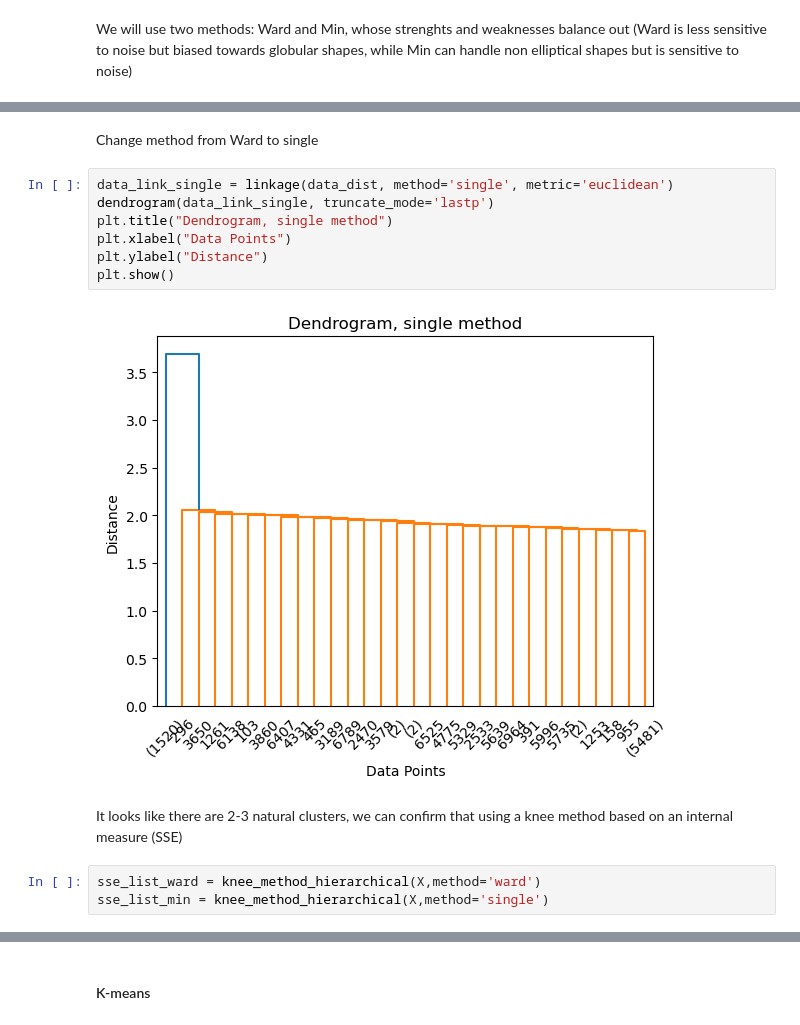
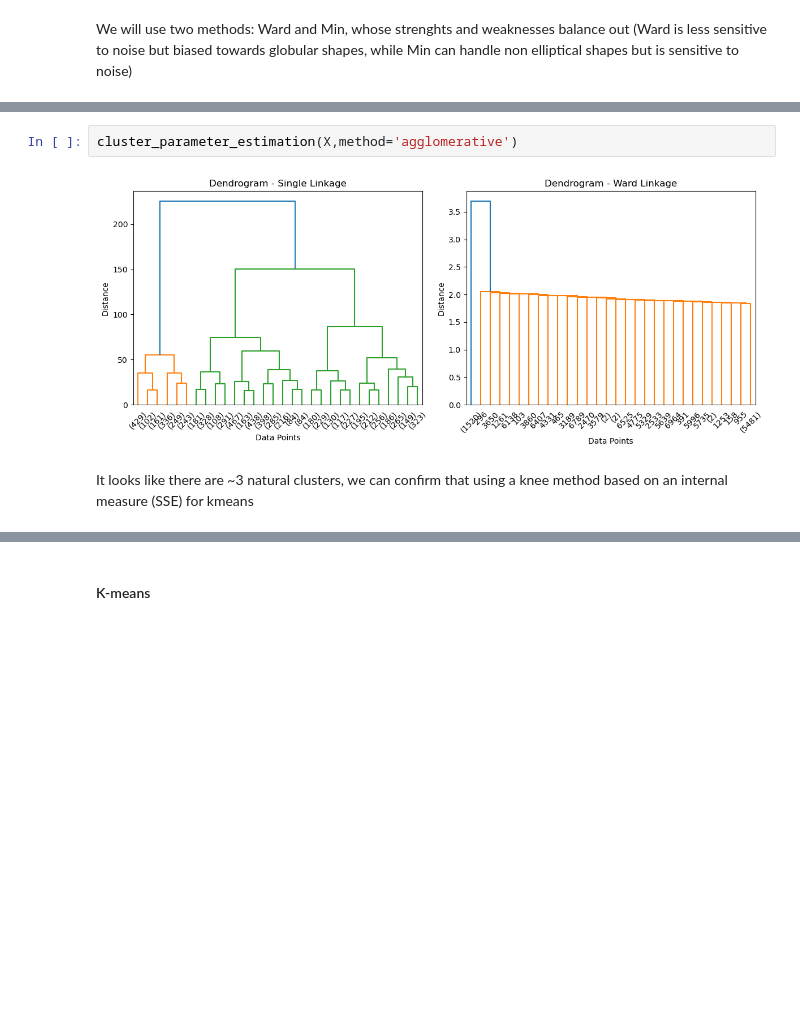
Before and after one commit to mccc03/IML_SNS_project, a Jupyter notebook: Part1/Codes/telco.ipynb, the cells around one changed output, grey strips where cells are left out. Saved outputs shown, nothing was run; the diff lists cells and outputs as text; blank space fills up the shorter version.

```diff
--- a/Part1/Codes/telco.ipynb
+++ b/Part1/Codes/telco.ipynb
@@ -569,16 +628,6 @@ plt.show()
-# %% [markdown]
-Change method from Ward to single
-# %%
-data_link_single = linkage(data_dist, method='single', metric='euclidean')
-dendrogram(data_link_single, truncate_mode='lastp')
-plt.title("Dendrogram, single method")
-plt.xlabel("Data Points")
-plt.ylabel("Distance")
-plt.show()
-# %% [output]
-[figure, removed]
+# %%
+cluster_parameter_estimation(X,method='agglomerative')
+# %% [output]
+[figure, added]
 # %% [markdown]
-It looks like there are 2-3 natural clusters, we can confirm that using a knee method based on an internal measure (SSE)
+It looks like there are ~3 natural clusters, we can confirm that using a knee method based on an internal measure (SSE) for kmeans
-# %%
-sse_list_ward = knee_method_hierarchical(X,method='ward')
-sse_list_min = knee_method_hierarchical(X,method='single')
```
Also changed, not shown: parts of 41 cells of this notebook, 2 other files.
